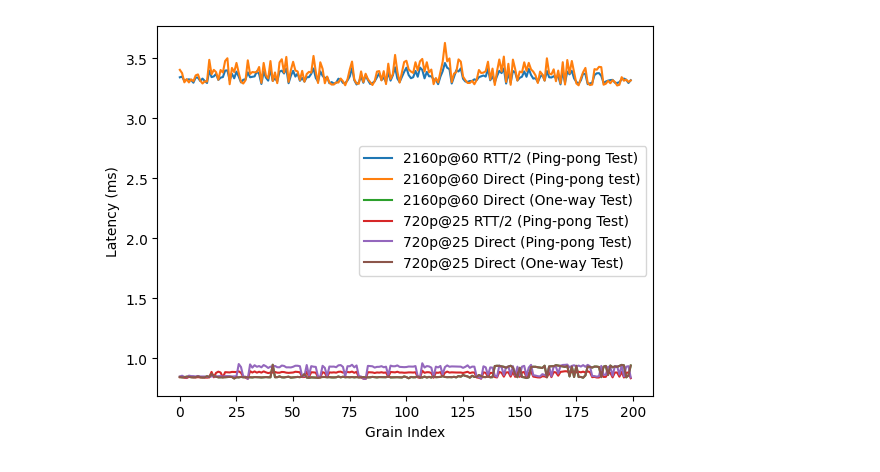
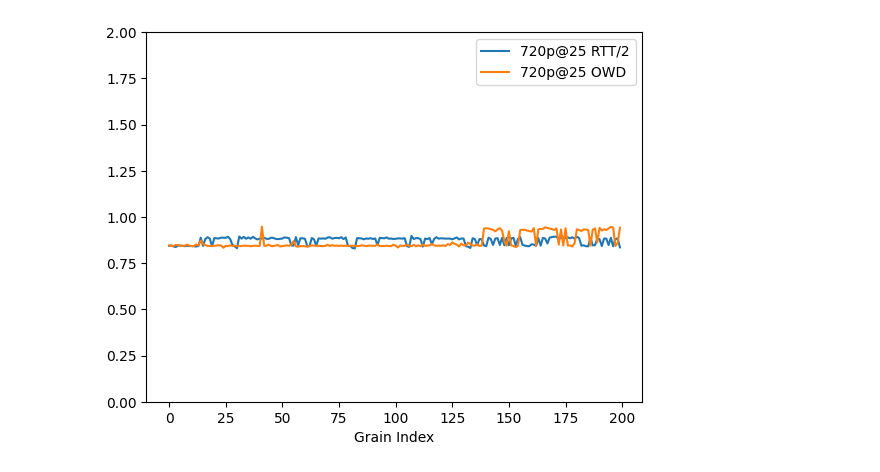
Before and after one commit to jonasohland/mts-fabrics-study, a Jupyter notebook: notebooks/other/pingpong-vs-oneway.ipynb, the cells around one changed output. Saved outputs shown, nothing was run; the diff lists cells and outputs as text; code cells hidden in the pictures.

```diff
--- a/notebooks/other/pingpong-vs-oneway.ipynb
+++ b/notebooks/other/pingpong-vs-oneway.ipynb
@@ -1,8 +1,9 @@
 # %%
+%pip install pandas
 import pandas as pd
 
-pingPong_UHD60 = pd.read_csv('data/pingpong-2160@60.csv', header=None)
-direct_UHD60 = pd.read_csv('data/direct-2160@60.csv', header=None)
+pingPong_UHD60 = pd.read_csv('../../data/other/pingpong-2160@60.csv', header=None)
+direct_UHD60 = pd.read_csv('../../data/other/direct-2160@60.csv', header=None)
 
-pingPong_720p25 = pd.read_csv('data/pingpong-720@25.csv', header=None)
-direct_720p25 = pd.read_csv('data/direct-720@25.csv', header=None)
+pingPong_720p25 = pd.read_csv('../../data/other/pingpong-720@25.csv', header=None)
+direct_720p25 = pd.read_csv('../../data/other/direct-720@25.csv', header=None)
@@ -33,16 +65,15 @@ latency_direct_720p25 =  direct_720p25_rxTime.sub(direct_720p25_txTime)/1000000
 # %%
 import matplotlib.pyplot as plt
 
-plt.plot(latency_rtt2_pingPong_UHD60, label='2160p@60 RTT/2 (Ping-pong Test)')
-plt.plot(latency_direct_pingPong_UHD60, label='2160p@60 Direct (Ping-pong test)')
-plt.plot(latency_direct_UHD60, label='2160p@60 Direct (One-way Test)')
-plt.plot(latency_rtt2_pingPong_720p25, label='720p@25 RTT/2 (Ping-pong Test)')
-plt.plot(latency_direct_pingPong_720p25, label='720p@25 Direct (Ping-pong Test)')
-plt.plot(latency_direct_720p25, label='720p@25 Direct (One-way Test)')
-plt.ylabel("Latency (ms)")
+# plt.plot(latency_rtt2_pingPong_UHD60, label='2160p@60 RTT/2')
+# plt.plot(latency_direct_UHD60, label='2160p@60 OWD')
+
+plt.plot(latency_rtt2_pingPong_720p25, label='720p@25 RTT/2')
+plt.plot(latency_direct_720p25, label='720p@25 OWD')
+
 plt.xlabel("Grain Index")
-#plt.ylim(0, 1/60*1000)
+plt.ylim(0, 2)
 plt.legend()
 plt.show()
 # %% [output]
-[figure, old version]
+[figure, new version]
```
Also changed, not shown: parts of 4 cells of this notebook, 1 other file.
